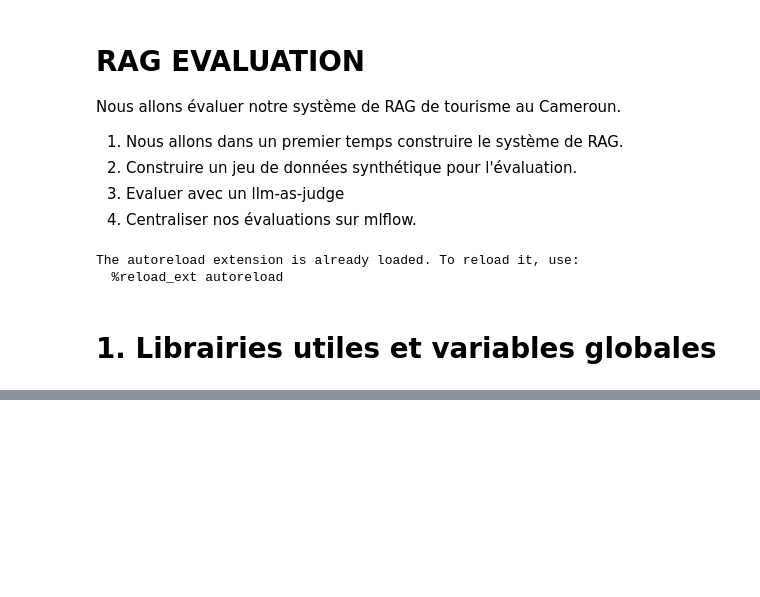
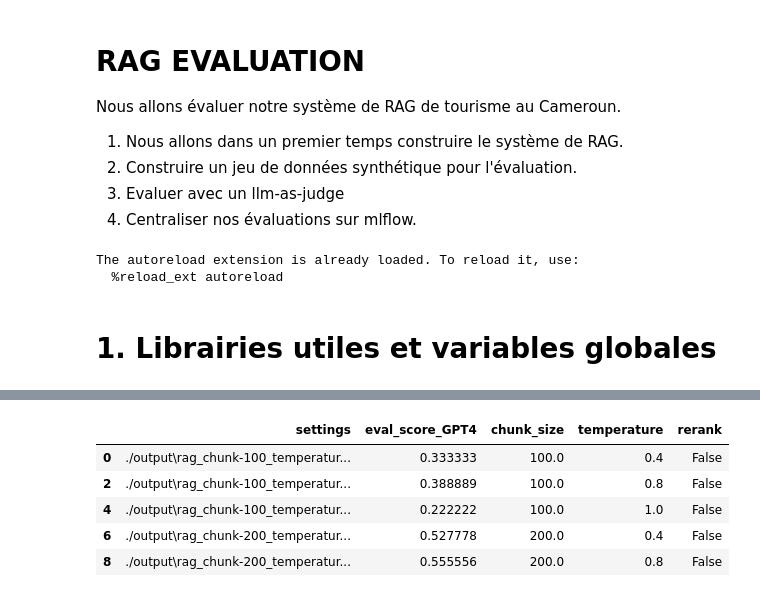
Before and after one commit to MBIANDI/Gen_AI_tutorials, a Jupyter notebook: rag-evaluation/rag-evaluation.ipynb, the cells around one changed output, grey strips where cells are left out. Saved outputs shown, nothing was run; the diff lists cells and outputs as text; code cells hidden in the pictures; blank space fills up the shorter version.

```diff
--- a/rag-evaluation/rag-evaluation.ipynb
+++ b/rag-evaluation/rag-evaluation.ipynb
@@ -200,0 +360,12 @@ SSLError: (MaxRetryError("HTTPSConnectionPool(host='api-inference.huggingface.co
+# %%
+formated_results[['temperature', 'chunk_size']] = formated_results[['temperature', 'chunk_size']].astype(float)
+# %%
+formated_results = formated_results[formated_results["rerank"]=="True"]
+formated_results.head()
+# %% [output]
+|  | settings | eval_score_GPT4 | chunk_size | temperature | rerank |
+| 0 | ./output\rag_chunk-100_temperatur... | 0.333333 | 100.0 | 0.4 | False |
+| 2 | ./output\rag_chunk-100_temperatur... | 0.388889 | 100.0 | 0.8 | False |
+| 4 | ./output\rag_chunk-100_temperatur... | 0.222222 | 100.0 | 1.0 | False |
+| 6 | ./output\rag_chunk-200_temperatur... | 0.527778 | 200.0 | 0.4 | False |
+| 8 | ./output\rag_chunk-200_temperatur... | 0.555556 | 200.0 | 0.8 | False |
```
Also changed, not shown: parts of 32 cells of this notebook, 6 other files.
